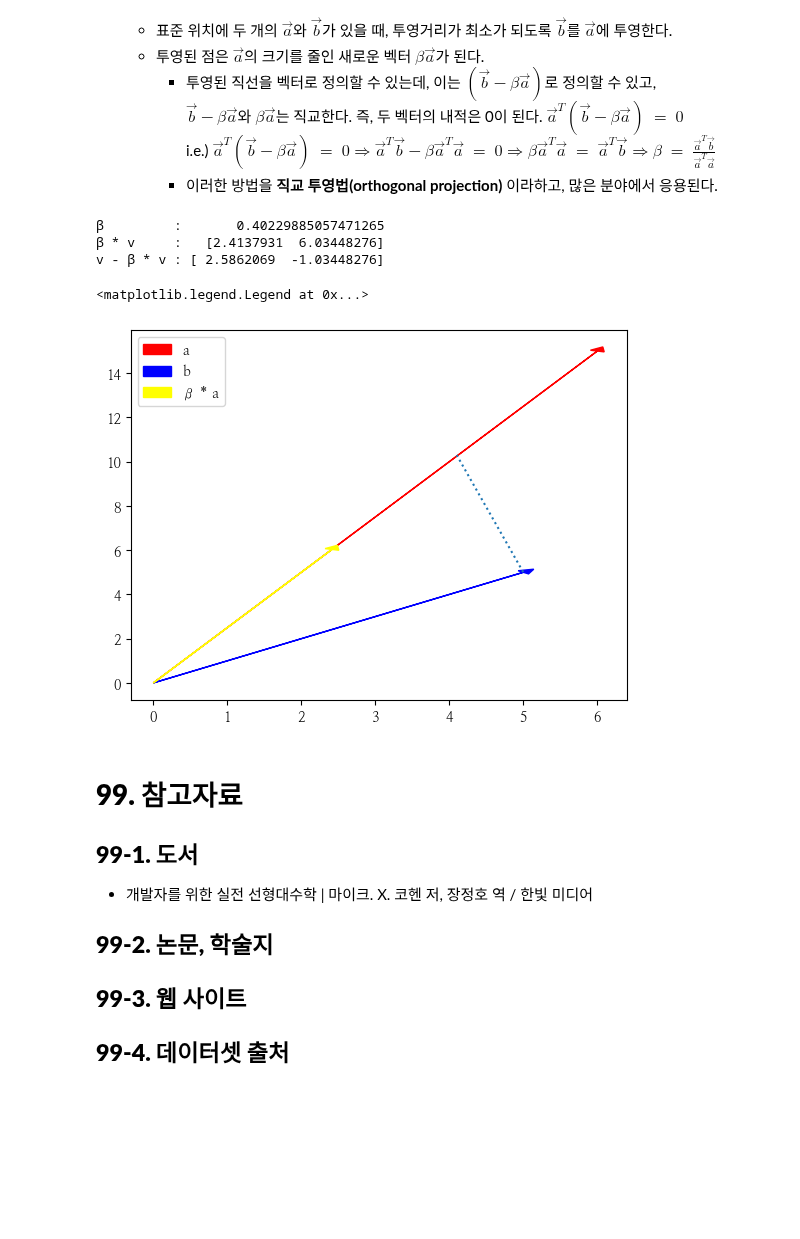
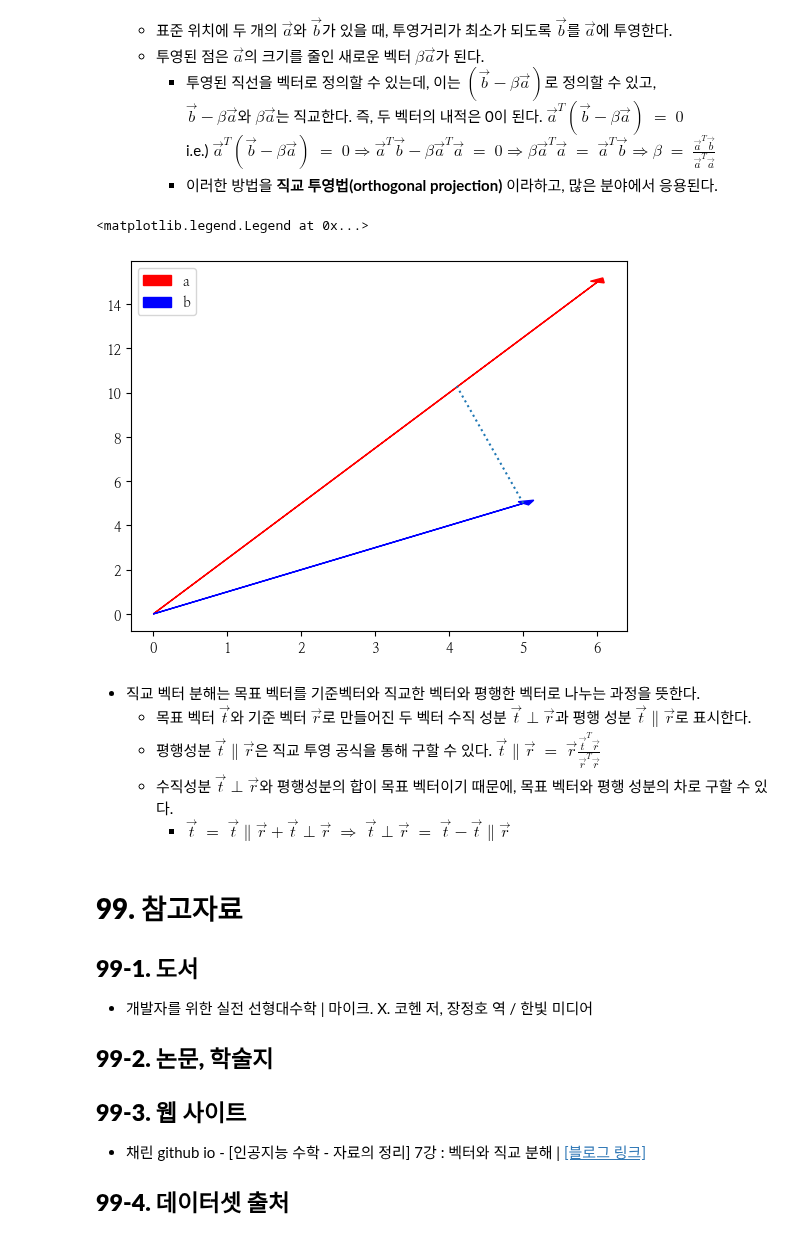
Before and after one commit to EvoDmiK/TIL, a Jupyter notebook: python-study/Mathematics/[개발자를 위한 실전 선형대수학]/[개위실선 #001] 벡터와 벡터의 기본 연산.ipynb, the cells around one changed output. Cells and saved outputs as stored; diff of their text form; code cells hidden in the pictures; blank space fills up the shorter version.

```diff
--- a/python-study/Mathematics/[개발자를 위한 실전 선형대수학]/[개위실선 #001] 벡터와 벡터의 기본 연산.ipynb
+++ b/python-study/Mathematics/[개발자를 위한 실전 선형대수학]/[개위실선 #001] 벡터와 벡터의 기본 연산.ipynb
@@ -258,26 +258,21 @@ outer product
 # %%
 v    = np.array([6, 15])
 w    = np.array([5,  5])
 
-beta         = np.dot(v.T, w) / np.dot(v.T, v)
-beta_v       = beta * v
-orthogonal_v = w - beta_v
-
-print(f'β         :       {beta}')
-print(f'β * v     :   {beta_v}')
-print(f'v - β * v : {orthogonal_v}')
-
 plt.arrow( 0, 0,  6, 15, head_width = .2, head_length = .2, color = 'red', label = 'a')
 plt.arrow( 0, 0,  5,  5, head_width = .2, head_length = .2, color = 'blue', label = 'b')
-plt.arrow( 0, 0, beta_v[0], beta_v[1], head_width = .2, head_length = .2, color = 'yellow', label = 'β * a')
 plt.plot([4.1, 5], [10.3, 5], ':')
 plt.legend()
 # %% [output]
-β         :       0.40229885057471265
-β * v     :   [2.4137931  6.03448276]
-v - β * v : [ 2.5862069  -1.03448276]
+<matplotlib.legend.Legend at 0x...>
-<matplotlib.legend.Legend at 0x...>
-[figure, old version]
+[figure, new version]
+# %% [markdown]
+- 직교 벡터 분해는 목표 벡터를 기준벡터와 직교한 벡터와 평행한 벡터로 나누는 과정을 뜻한다.
+    - 목표 벡터 $\vec t$와 기준 벡터 $\vec r$로 만들어진 두 벡터 수직 성분 $\vec t \perp \vec r$과 평행 성분 $\vec t \parallel \vec r$로 표시한다.
+    - 평행성분 $\vec t \parallel \vec r$은 직교 투영 공식을 통해 구할 수 있다.
+      $\vec t \parallel \vec r\;=\;\vec r\frac{\vec t^T \vec r}{\vec r^T \vec r}$
+    - 수직성분 $\vec t \perp \vec r$와 평행성분의 합이 목표 벡터이기 때문에, 목표 벡터와 평행 성분의 차로 구할 수 있다.
+        - $\vec t\;=\; \vec t \parallel \vec r + \vec t \perp \vec r\;\Rightarrow\; \vec t \perp \vec r\;=\;\vec t - \vec t \parallel \vec r$
 # %% [markdown]
 # **99. 참고자료**
 ## **99-1. 도서**
@@ -286,5 +281,6 @@ v - β * v : [ 2.5862069  -1.03448276]
 ## **99-2. 논문, 학술지**
 
 ## **99-3. 웹 사이트**
+- 채린 github io - [인공지능 수학 - 자료의 정리] 7강 : 벡터와 직교 분해 | [[블로그 링크]](https://chaelinyeo.github.io/%ED%94%84%EB%A1%9C%EA%B7%B8%EB%9E%98%EB%A8%B8%EC%8A%A4%EC%9D%B8%EA%B3%B5%EC%A7%80%EB%8A%A5%EC%8A%A4%EC%BF%A8/01_7%EA%B0%95_%EB%B2%A1%ED%84%B0%EC%99%80-%EC%A7%81%EA%B5%90%EB%B6%84%ED%95%B4/)
 
 ## **99-4. 데이터셋 출처**
```
Also changed, not shown: 9 other files.
